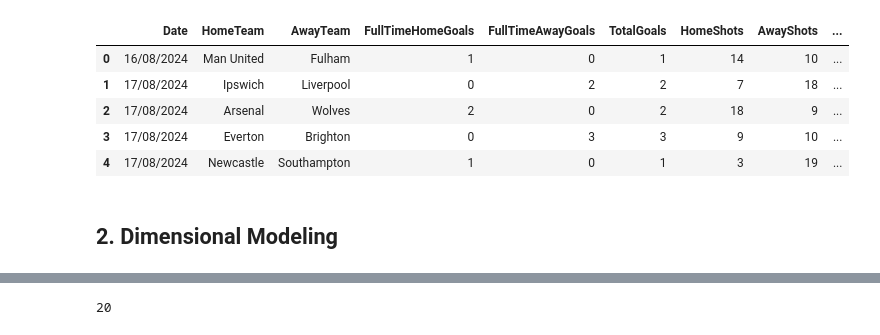
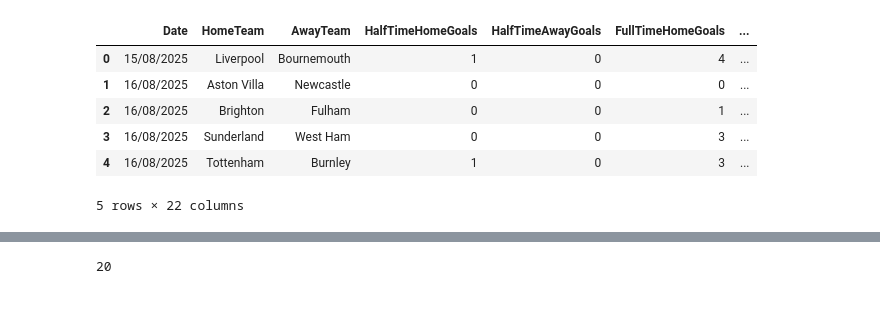
Before and after one commit to Pandkaa/premier-league-2025-26-analytics, a Jupyter notebook: pipeline.ipynb, the cells around one changed output, grey strips where cells are left out. Drawn from its saved outputs; the diff is of its cells as text; code cells hidden in the pictures; blank space fills up the shorter version.

```diff
--- a/pipeline.ipynb
+++ b/pipeline.ipynb
@@ -10,5 +21,5 @@ from adjustText import adjust_text
 # %%
-df_raw = pd.read_csv('E0.csv')
+df_raw = pd.read_csv('E0-2.csv')
 df_raw.head()
 # %% [output]
 |  | Div | Date | Time | HomeTeam | AwayTeam | FTHG | FTAG | FTR | HTHG | HTAG | ... | ... |
@@ -23,37 +40,45 @@ df_raw.head()
 # %%
-df_clean = df_raw[['Date', 'HomeTeam', 'AwayTeam', 'FTHG',
+df_clean = df_raw[['Date', 'HomeTeam', 'AwayTeam', 'HTHG', 'HTAG', 'FTHG',
 'FTAG', 'HS', 'AS', 'HST', 'AST', 'HF', 'AF', 'HC',
 'AC', 'HY', 'AY', 'HR', 'AR']].copy()
 
-df_clean.rename(columns={'FTHG': 'FullTimeHomeGoals', 'FTAG': 'FullTimeAwayGoals',
+df_clean.rename(columns={'FTHG': 'FullTimeHomeGoals', 'HTHG': 'HalfTimeHomeGoals',
+'HTAG': 'HalfTimeAwayGoals', 'FTAG': 'FullTimeAwayGoals',
 'HS': 'HomeShots', 'AS': 'AwayShots', 'HST': 'HomeShotsOnTarget',
 'AST': 'AwayShotsOnTarget', 'HF': 'HomeFouls', 'AF': 'AwayFouls',
 'HC': 'HomeCorners', 'AC': 'AwayCorners', 'HY': 'HomeYellowCards', 'AY': 'AwayYellowCards',
 'HR': 'HomeRedCards', 'AR': 'AwayRedCards'}, inplace=True)
 
-df_clean.dropna(inplace=True)
-
-total_goals = df_clean['FullTimeHomeGoals'] + df_clean['FullTimeAwayGoals']
-df_clean.insert(5, 'TotalGoals', total_goals, True)
+df_clean.dropna(subset=['FullTimeHomeGoals', 'HalfTimeHomeGoals', 'HalfTimeAwayGoals',
+'FullTimeAwayGoals', 'HomeShots', 'AwayShots', 'HomeShotsOnTarget', 'AwayShotsOnTarget',
+'HomeFouls', 'AwayFouls', 'HomeCorners', 'AwayCorners',
+'HomeYellowCards', 'AwayYellowCards', 'HomeRedCards', 'AwayRedCards'], inplace=True)
 
 conditions = [
     (df_clean['FullTimeHomeGoals'] > df_clean['FullTimeAwayGoals']),
     ((df_clean['FullTimeHomeGoals'] < df_clean['FullTimeAwayGoals'])),
     (df_clean['FullTimeHomeGoals'] == df_clean['FullTimeAwayGoals'])
 ]
 choices = [3, 0, 1]
 df_clean['HomePoints'] = np.select(conditions, choices)
 
 choices2 = [0, 3, 1]
 df_clean['AwayPoints'] = np.select(conditions, choices2)
 
+conditions_half_time = [
+    (df_clean['HalfTimeHomeGoals'] > df_clean['HalfTimeAwayGoals']),
+    ((df_clean['HalfTimeHomeGoals'] < df_clean['HalfTimeAwayGoals'])),
+    (df_clean['HalfTimeHomeGoals'] == df_clean['HalfTimeAwayGoals'])
+]
+choices_half_time = [1, -1, 0]
+df_clean['HalfTimeResult'] = np.select(conditions_half_time, choices_half_time)
+
 df_clean.head()
 # %% [output]
-|  | Date | HomeTeam | AwayTeam | FullTimeHomeGoals | FullTimeAwayGoals | TotalGoals | HomeShots | AwayShots | ... |
-| 0 | 16/08/2024 | Man United | Fulham | 1 | 0 | 1 | 14 | 10 | ... |
-| 1 | 17/08/2024 | Ipswich | Liverpool | 0 | 2 | 2 | 7 | 18 | ... |
-| 2 | 17/08/2024 | Arsenal | Wolves | 2 | 0 | 2 | 18 | 9 | ... |
-| 3 | 17/08/2024 | Everton | Brighton | 0 | 3 | 3 | 9 | 10 | ... |
-| 4 | 17/08/2024 | Newcastle | Southampton | 1 | 0 | 1 | 3 | 19 | ... |
+|  | Date | HomeTeam | AwayTeam | HalfTimeHomeGoals | HalfTimeAwayGoals | FullTimeHomeGoals | ... |
+| 0 | 15/08/2025 | Liverpool | Bournemouth | 1 | 0 | 4 | ... |
+| 1 | 16/08/2025 | Aston Villa | Newcastle | 0 | 0 | 0 | ... |
+| 2 | 16/08/2025 | Brighton | Fulham | 0 | 0 | 1 | ... |
+| 3 | 16/08/2025 | Sunderland | West Ham | 0 | 0 | 3 | ... |
+| 4 | 16/08/2025 | Tottenham | Burnley | 1 | 0 | 3 | ... |
+5 rows × 22 columns
-# %% [markdown]
-## 2. Dimensional Modeling
```
Also changed, not shown: parts of 23 cells of this notebook, 2 other files.
